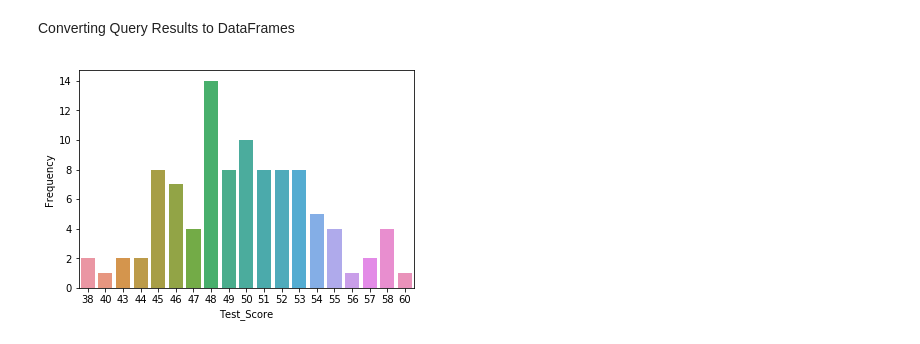
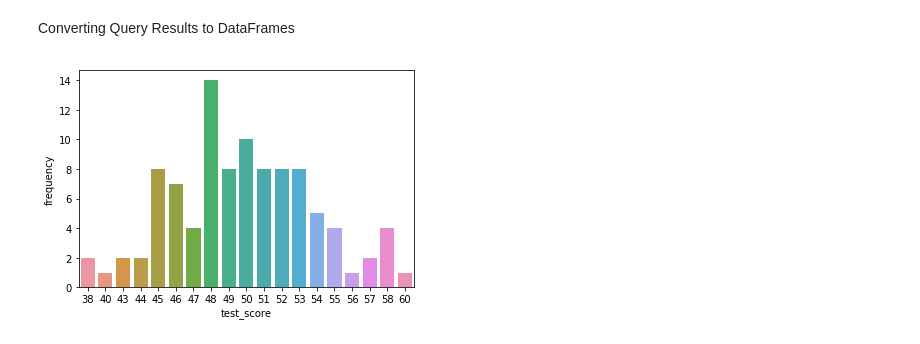
Before and after one commit to AminAminifar/SQL_DataScience_Python, a Jupyter notebook: Accessing Databases with SQL Magic.ipynb, the cells around one changed output. Drawn from its saved outputs; the diff is of its cells as text; code cells hidden in the pictures.

```diff
--- a/Accessing Databases with SQL Magic.ipynb
+++ b/Accessing Databases with SQL Magic.ipynb
@@ -170,14 +174,14 @@ Converting Query Results to DataFrames
 # %%
 dataframe = test_score_distribution.DataFrame()
 
 %matplotlib inline
 # uncomment the following line if you get an module error saying seaborn not found
 # !pip install seaborn==0.9.0
 import seaborn
 
-plot = seaborn.barplot(x='Test_Score',y='Frequency', data=dataframe)
+plot = seaborn.barplot(x='test_score',y='frequency', data=dataframe) #  lower case for TestScore and Frequency
 # %% [output]
-[figure, old version]
+[figure, new version]
 # %%
 %%sql
 
```
Also changed, not shown: parts of 8 cells of this notebook.
